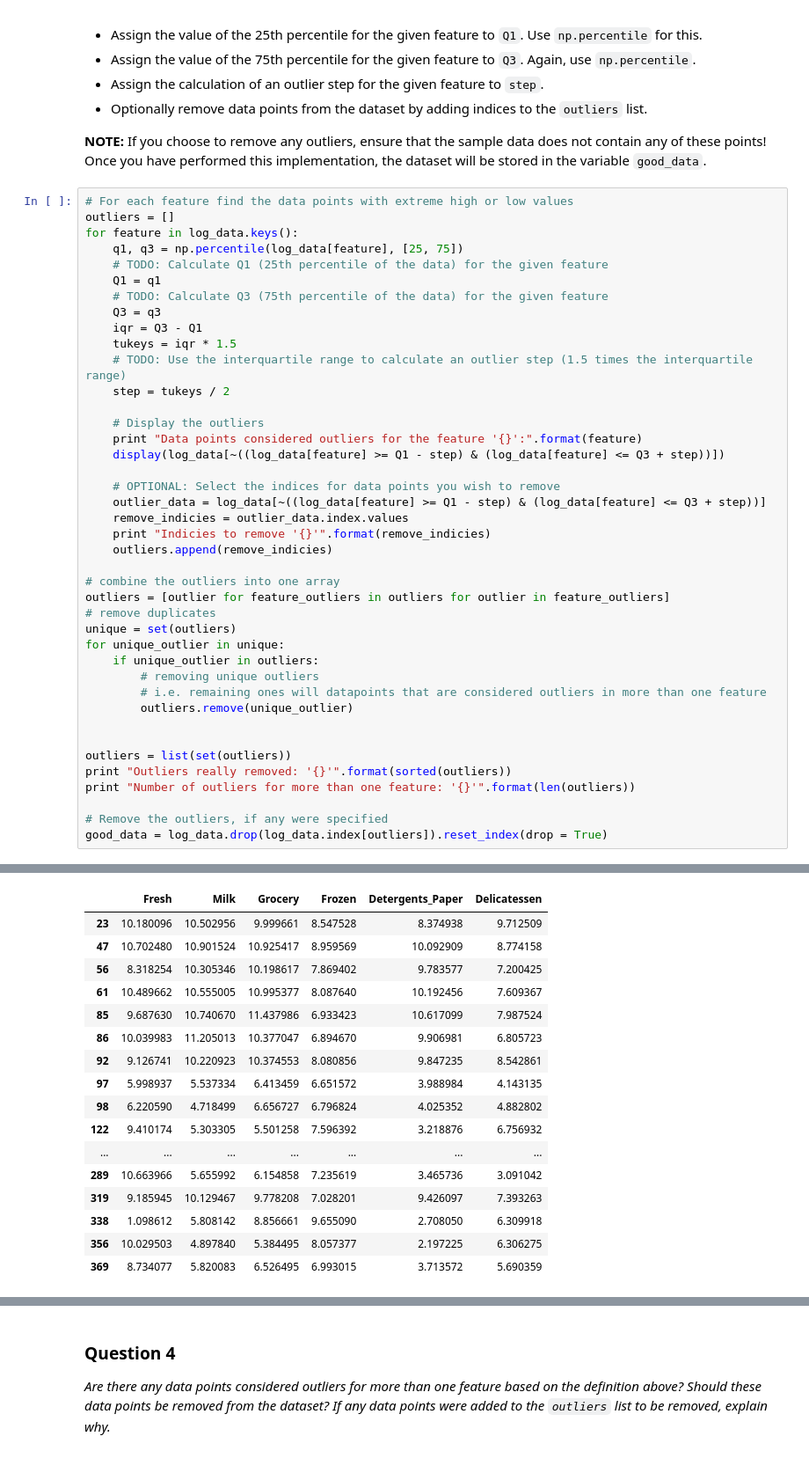
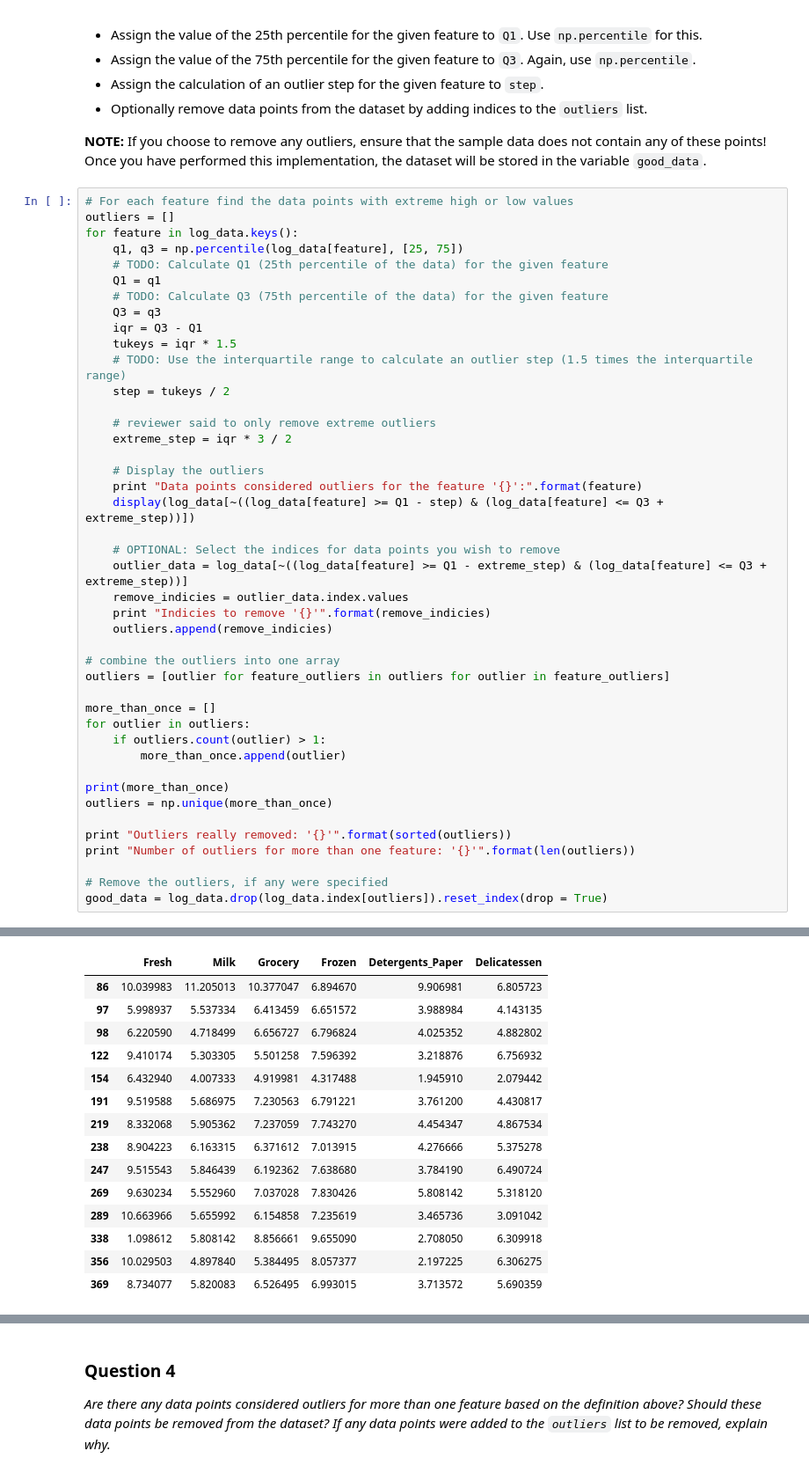
Before and after one commit to kylesyoon/machine-learning, a Jupyter notebook: projects/customer_segments/customer_segments.ipynb, the cells around one changed output, grey strips where cells are left out. Shown at 88% size. Cells and saved outputs as stored; diff of their text form.

```diff
--- a/projects/customer_segments/customer_segments.ipynb
+++ b/projects/customer_segments/customer_segments.ipynb
@@ -259,28 +259,30 @@ for feature in log_data.keys():
     # TODO: Use the interquartile range to calculate an outlier step (1.5 times the interquartile range)
     step = tukeys / 2
 
+    # reviewer said to only remove extreme outliers
+    extreme_step = iqr * 3 / 2
+
     # Display the outliers
     print "Data points considered outliers for the feature '{}':".format(feature)
-    display(log_data[~((log_data[feature] >= Q1 - step) & (log_data[feature] <= Q3 + step))])
+    display(log_data[~((log_data[feature] >= Q1 - step) & (log_data[feature] <= Q3 + extreme_step))])
 
     # OPTIONAL: Select the indices for data points you wish to remove
-    outlier_data = log_data[~((log_data[feature] >= Q1 - step) & (log_data[feature] <= Q3 + step))]
+    outlier_data = log_data[~((log_data[feature] >= Q1 - extreme_step) & (log_data[feature] <= Q3 + extreme_step))]
     remove_indicies = outlier_data.index.values
     print "Indicies to remove '{}'".format(remove_indicies)
     outliers.append(remove_indicies)
 
 # combine the outliers into one array
 outliers = [outlier for feature_outliers in outliers for outlier in feature_outliers]
-# remove duplicates
-unique = set(outliers)
-for unique_outlier in unique:
-    if unique_outlier in outliers:
-        # removing unique outliers
-        # i.e. remaining ones will datapoints that are considered outliers in more than one feature
-        outliers.remove(unique_outlier)
 
+more_than_once = []
+for outlier in outliers:
+    if outliers.count(outlier) > 1:
+        more_than_once.append(outlier)
 
-outliers = list(set(outliers))
+print(more_than_once)
+outliers = np.unique(more_than_once)
+
 print "Outliers really removed: '{}'".format(sorted(outliers))
 print "Number of outliers for more than one feature: '{}'".format(len(outliers))
 
@@ -311,18 +311,16 @@ Indicies to remove '[ 35  43  53  65  66  76  81  95  96  97  98 125 128 154 159
 Data points considered outliers for the feature 'Milk':
 |  | Fresh | Milk | Grocery | Frozen | Detergents_Paper | Delicatessen |
-| 23 | 10.180096 | 10.502956 | 9.999661 | 8.547528 | 8.374938 | 9.712509 |
-| 47 | 10.702480 | 10.901524 | 10.925417 | 8.959569 | 10.092909 | 8.774158 |
-| 56 | 8.318254 | 10.305346 | 10.198617 | 7.869402 | 9.783577 | 7.200425 |
-| 61 | 10.489662 | 10.555005 | 10.995377 | 8.087640 | 10.192456 | 7.609367 |
-| 85 | 9.687630 | 10.740670 | 11.437986 | 6.933423 | 10.617099 | 7.987524 |
 | 86 | 10.039983 | 11.205013 | 10.377047 | 6.894670 | 9.906981 | 6.805723 |
-| 92 | 9.126741 | 10.220923 | 10.374553 | 8.080856 | 9.847235 | 8.542861 |
 | 97 | 5.998937 | 5.537334 | 6.413459 | 6.651572 | 3.988984 | 4.143135 |
 | 98 | 6.220590 | 4.718499 | 6.656727 | 6.796824 | 4.025352 | 4.882802 |
 | 122 | 9.410174 | 5.303305 | 5.501258 | 7.596392 | 3.218876 | 6.756932 |
-| ... | ... | ... | ... | ... | ... | ... |
+| 154 | 6.432940 | 4.007333 | 4.919981 | 4.317488 | 1.945910 | 2.079442 |
+| 191 | 9.519588 | 5.686975 | 7.230563 | 6.791221 | 3.761200 | 4.430817 |
+| 219 | 8.332068 | 5.905362 | 7.237059 | 7.743270 | 4.454347 | 4.867534 |
+| 238 | 8.904223 | 6.163315 | 6.371612 | 7.013915 | 4.276666 | 5.375278 |
+| 247 | 9.515543 | 5.846439 | 6.192362 | 7.638680 | 3.784190 | 6.490724 |
+| 269 | 9.630234 | 5.552960 | 7.037028 | 7.830426 | 5.808142 | 5.318120 |
 | 289 | 10.663966 | 5.655992 | 6.154858 | 7.235619 | 3.465736 | 3.091042 |
-| 319 | 9.185945 | 10.129467 | 9.778208 | 7.028201 | 9.426097 | 7.393263 |
 | 338 | 1.098612 | 5.808142 | 8.856661 | 9.655090 | 2.708050 | 6.309918 |
 | 356 | 10.029503 | 4.897840 | 5.384495 | 8.057377 | 2.197225 | 6.306275 |
 | 369 | 8.734077 | 5.820083 | 6.526495 | 6.993015 | 3.713572 | 5.690359 |
```
Also changed, not shown: parts of 14 cells of this notebook.
